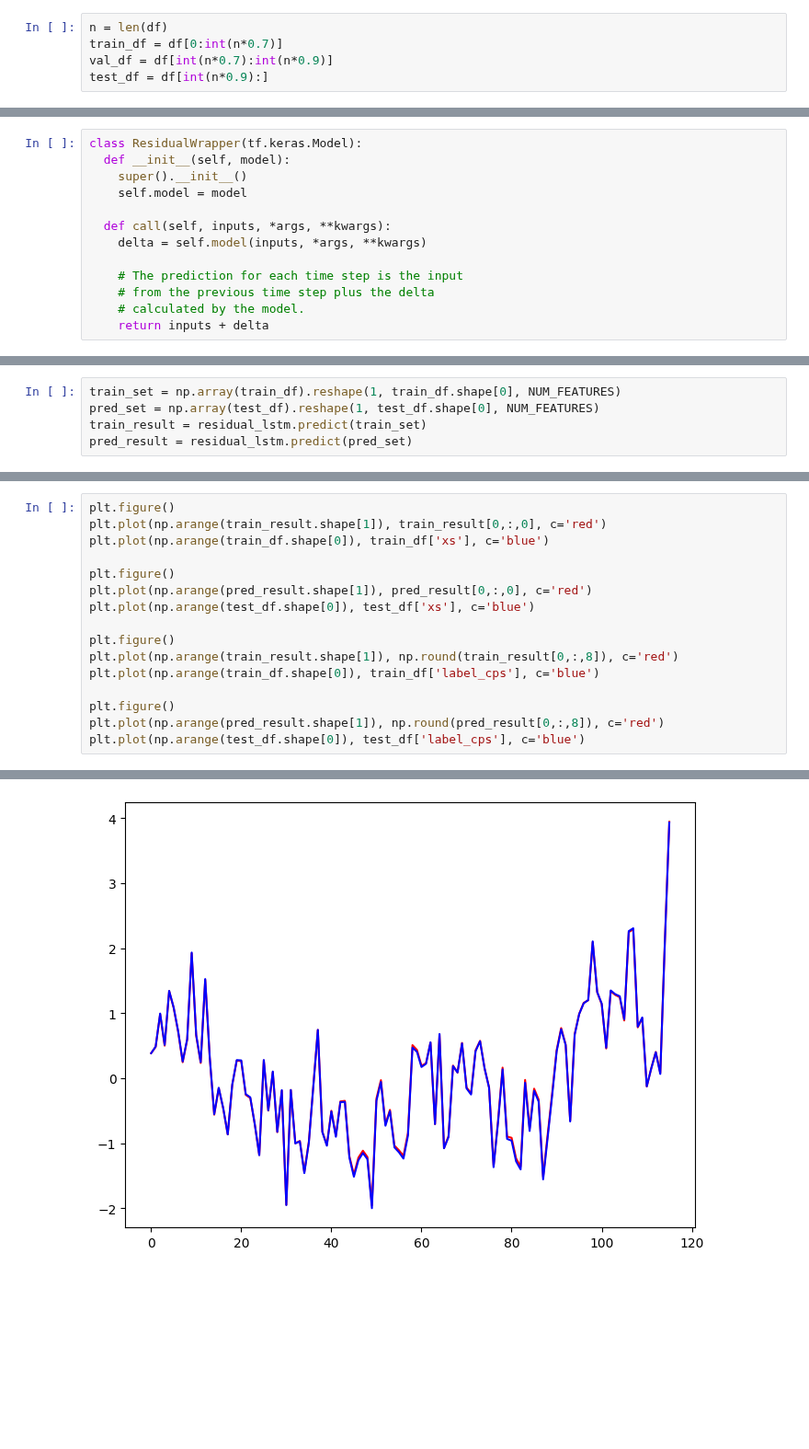
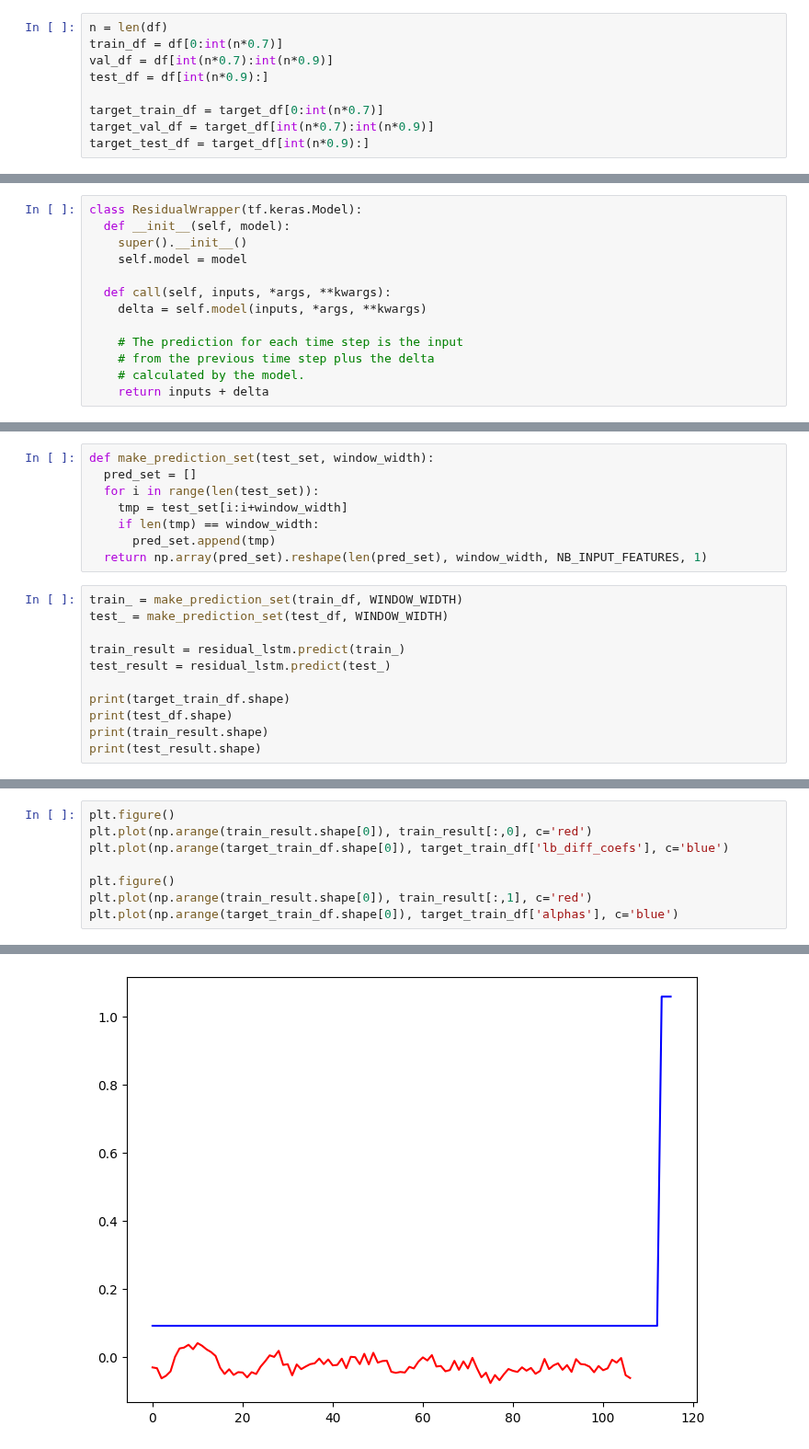
Before and after one commit to JunwooParkSaribu/SPT_a, a Jupyter notebook: analysis_modeling/training_sample.ipynb, the cells around one changed output, grey strips where cells are left out. Shown at 92% size. Saved outputs shown, nothing was run; the diff lists cells and outputs as text; blank space fills up the shorter version.

```diff
--- a/analysis_modeling/training_sample.ipynb
+++ b/analysis_modeling/training_sample.ipynb
@@ -62,4 +128,8 @@ n = len(df)
 train_df = df[0:int(n*0.7)]
 val_df = df[int(n*0.7):int(n*0.9)]
 test_df = df[int(n*0.9):]
+
+target_train_df = target_df[0:int(n*0.7)]
+target_val_df = target_df[int(n*0.7):int(n*0.9)]
+target_test_df = target_df[int(n*0.9):]
 # %%
@@ -346,6 +410,20 @@ print()
+# %%
+def make_prediction_set(test_set, window_width):
+  pred_set = []
+  for i in range(len(test_set)):
+    tmp = test_set[i:i+window_width]
+    if len(tmp) == window_width:
+      pred_set.append(tmp)
+  return np.array(pred_set).reshape(len(pred_set), window_width, NB_INPUT_FEATURES, 1)
 # %%
-train_set = np.array(train_df).reshape(1, train_df.shape[0], NUM_FEATURES)
-pred_set = np.array(test_df).reshape(1, test_df.shape[0], NUM_FEATURES)
-train_result = residual_lstm.predict(train_set)
-pred_result = residual_lstm.predict(pred_set)
+train_ = make_prediction_set(train_df, WINDOW_WIDTH)
+test_ = make_prediction_set(test_df, WINDOW_WIDTH)
+
+train_result = residual_lstm.predict(train_)
+test_result = residual_lstm.predict(test_)
+
+print(target_train_df.shape)
+print(test_df.shape)
+print(train_result.shape)
+print(test_result.shape)
 # %% [output]
@@ -354,19 +436,11 @@ pred_result = residual_lstm.predict(pred_set)
 # %%
 plt.figure()
-plt.plot(np.arange(train_result.shape[1]), train_result[0,:,0], c='red')
-plt.plot(np.arange(train_df.shape[0]), train_df['xs'], c='blue')
+plt.plot(np.arange(train_result.shape[0]), train_result[:,0], c='red')
+plt.plot(np.arange(target_train_df.shape[0]), target_train_df['lb_diff_coefs'], c='blue')
 
 plt.figure()
-plt.plot(np.arange(pred_result.shape[1]), pred_result[0,:,0], c='red')
-plt.plot(np.arange(test_df.shape[0]), test_df['xs'], c='blue')
-
-plt.figure()
-plt.plot(np.arange(train_result.shape[1]), np.round(train_result[0,:,8]), c='red')
-plt.plot(np.arange(train_df.shape[0]), train_df['label_cps'], c='blue')
-
-plt.figure()
-plt.plot(np.arange(pred_result.shape[1]), np.round(pred_result[0,:,8]), c='red')
-plt.plot(np.arange(test_df.shape[0]), test_df['label_cps'], c='blue')
+plt.plot(np.arange(train_result.shape[0]), train_result[:,1], c='red')
+plt.plot(np.arange(target_train_df.shape[0]), target_train_df['alphas'], c='blue')
 # %% [output]
 [<matplotlib.lines.Line2D at 0x...>]
-[figure, old version]
+[figure, new version]
```
Also changed, not shown: parts of 28 cells of this notebook, 1 other file.
